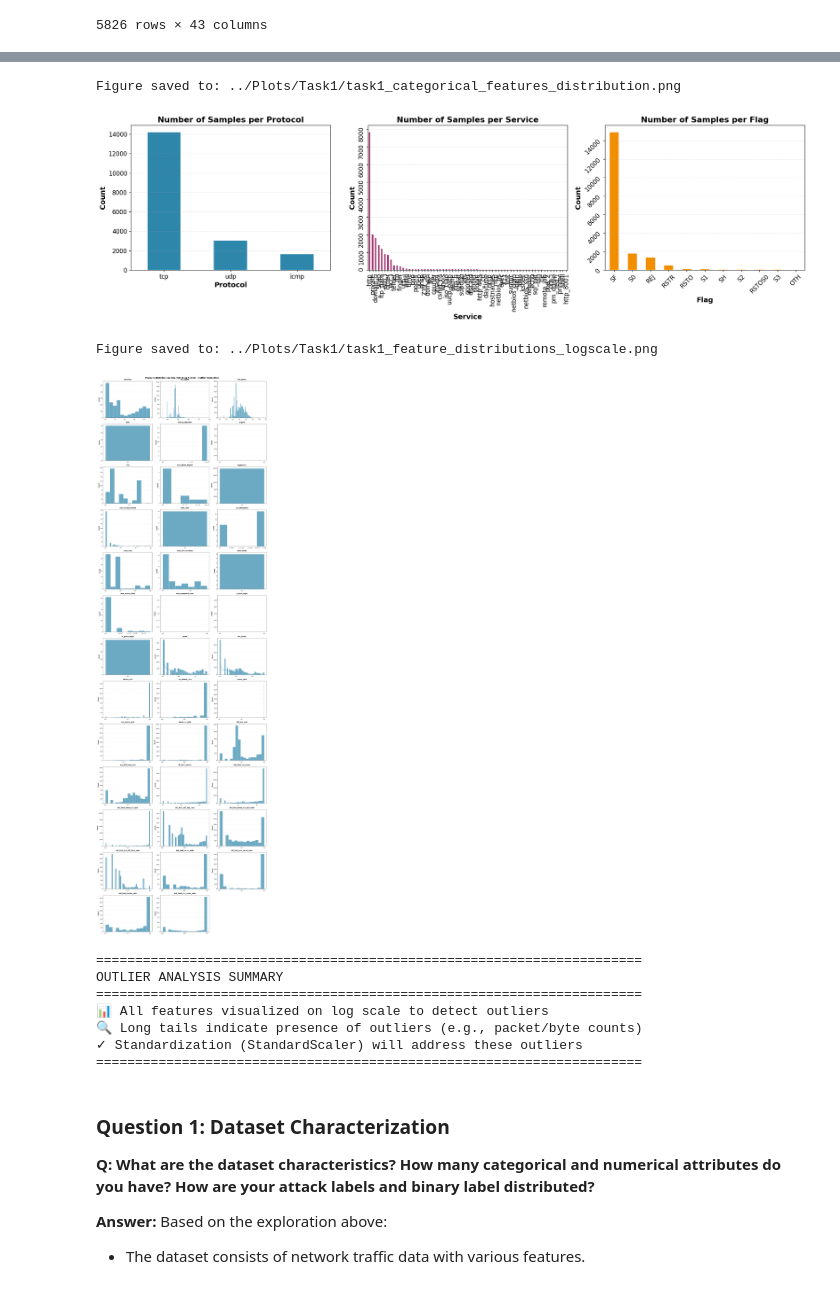
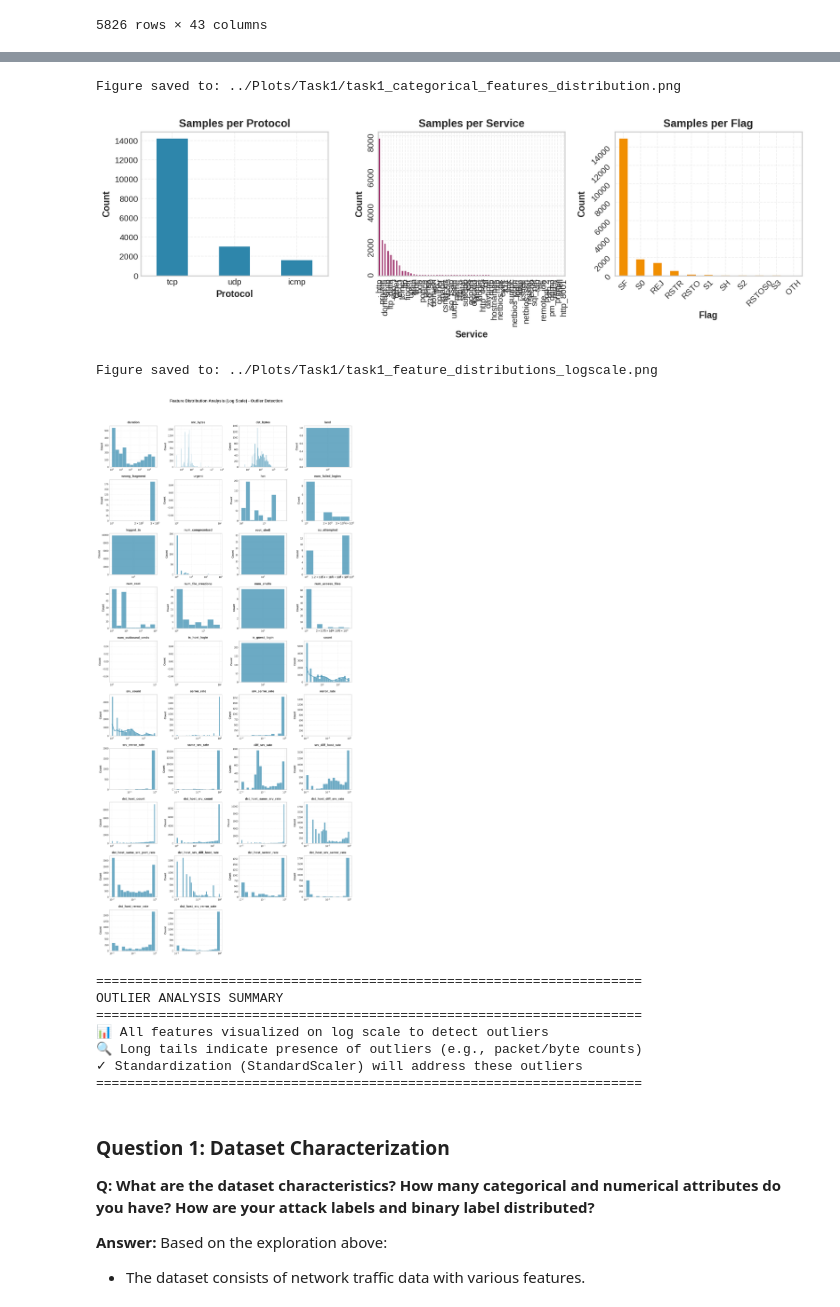
Before and after one commit to RenatoMignone/unsupervised-network-intrusion-detection, a Jupyter notebook: lab/notebooks/Task1.ipynb, the cells around one changed output, grey strips where cells are left out. Drawn from its saved outputs; the diff is of its cells as text; code cells hidden in the pictures.

```diff
--- a/lab/notebooks/Task1.ipynb
+++ b/lab/notebooks/Task1.ipynb
@@ -172,37 +220,37 @@ Figure saved to: ../Plots/Task1/task1_binary_label_distribution.png
 # %%
-fig, axes = plt.subplots(1, 3, figsize=(20, 6))
+fig, axes = plt.subplots(1, 3, figsize=(12, 4))
 
 # Protocol type
 df_train_val["protocol_type"].value_counts().plot(kind="bar", ax=axes[0], color='#2E86AB')
-axes[0].set_title("Number of Samples per Protocol", fontsize=16, fontweight='bold')
-axes[0].set_xlabel("Protocol", fontsize=14, fontweight='bold')
-axes[0].set_ylabel("Count", fontsize=14, fontweight='bold')
-axes[0].tick_params(labelsize=12, rotation=0)
+axes[0].set_title("Samples per Protocol")
+axes[0].set_xlabel("Protocol")
+axes[0].set_ylabel("Count")
+axes[0].tick_params(rotation=0)
 axes[0].grid(axis='y', alpha=0.3, linestyle='--')
 
 # Service
 df_train_val["service"].value_counts().plot(kind="bar", ax=axes[1], color='#A23B72')
-axes[1].set_title("Number of Samples per Service", fontsize=16, fontweight='bold')
-axes[1].set_xlabel("Service", fontsize=14, fontweight='bold')
-axes[1].set_ylabel("Count", fontsize=14, fontweight='bold')
-axes[1].tick_params(labelsize=12, rotation=90)
+axes[1].set_title("Samples per Service")
+axes[1].set_xlabel("Service")
+axes[1].set_ylabel("Count")
+axes[1].tick_params(rotation=90)
 axes[1].grid(axis='y', alpha=0.3, linestyle='--')
 
 # Flag
 df_train_val["flag"].value_counts().plot(kind="bar", ax=axes[2], color='#F18F01')
-axes[2].set_title("Number of Samples per Flag", fontsize=16, fontweight='bold')
-axes[2].set_xlabel("Flag", fontsize=14, fontweight='bold')
-axes[2].set_ylabel("Count", fontsize=14, fontweight='bold')
-axes[2].tick_params(labelsize=12, rotation=45)
+axes[2].set_title("Samples per Flag")
+axes[2].set_xlabel("Flag")
+axes[2].set_ylabel("Count")
+axes[2].tick_params(rotation=45)
 axes[2].grid(axis='y', alpha=0.3, linestyle='--')
 
 plt.tight_layout()
 save_figure_for_report('task1_categorical_features_distribution.png')
 plt.show()
 plt.close()
 # %% [output]
 Figure saved to: ../Plots/Task1/task1_categorical_features_distribution.png
-[figure, old version]
+[figure, new version]
 # %%
 data_visual = df_train_val.drop(['label','flag','protocol_type','service','binary_label'], axis=1)
 # %%
@@ -210,10 +258,10 @@ features = data_visual.columns
 
 # Create a grid of subplots (4 rows x 4 columns for 16 features)
 n_features = len(features)
-n_cols = 3
+n_cols = 4
 n_rows = (n_features + n_cols - 1) // n_cols  # Ceiling division
 
-fig, axes = plt.subplots(n_rows, n_cols, figsize=(20, n_rows * 5))
+fig, axes = plt.subplots(n_rows, n_cols, figsize=(12, n_rows * 2.5))
 axes = axes.flatten()  # Flatten to easily iterate
 
 for idx, feature in enumerate(features):
@@ -224,10 +272,10 @@ for idx, feature in enumerate(features):
                  ax=ax, log_scale=True, alpha=0.7, edgecolor='white', linewidth=0.5)
 
     # Styling
-    ax.set_title(feature, fontsize=13, fontweight='bold', pad=10)
-    ax.set_xlabel('', fontsize=11)
-    ax.set_ylabel('Count', fontsize=11, fontweight='bold')
-    ax.tick_params(labelsize=10)
+    ax.set_title(feature, fontsize=10, fontweight='bold', pad=8)
+    ax.set_xlabel('')
+    ax.set_ylabel('Count', fontsize=9)
+    ax.tick_params(labelsize=8)
     ax.grid(axis='y', alpha=0.3, linestyle='--')
 
 # Hide any unused subplots
@@ -235,7 +283,7 @@ for idx in range(n_features, len(axes)):
     axes[idx].set_visible(False)
 
 plt.suptitle('Feature Distribution Analysis (Log Scale) - Outlier Detection',
-             fontsize=18, fontweight='bold', y=0.995)
+             fontsize=13, fontweight='bold', y=1.02)
 plt.tight_layout()
 save_figure_for_report('task1_feature_distributions_logscale.png')
 plt.show()
@@ -249,7 +297,7 @@ print("✓ Standardization (StandardScaler) will address these outliers")
 print("="*70)
 # %% [output]
 Figure saved to: ../Plots/Task1/task1_feature_distributions_logscale.png
-[figure, old version]
+[figure, new version]
 ======================================================================
 OUTLIER ANALYSIS SUMMARY
 ======================================================================
```
Also changed, not shown: parts of 8 cells of this notebook, 46 other files.
